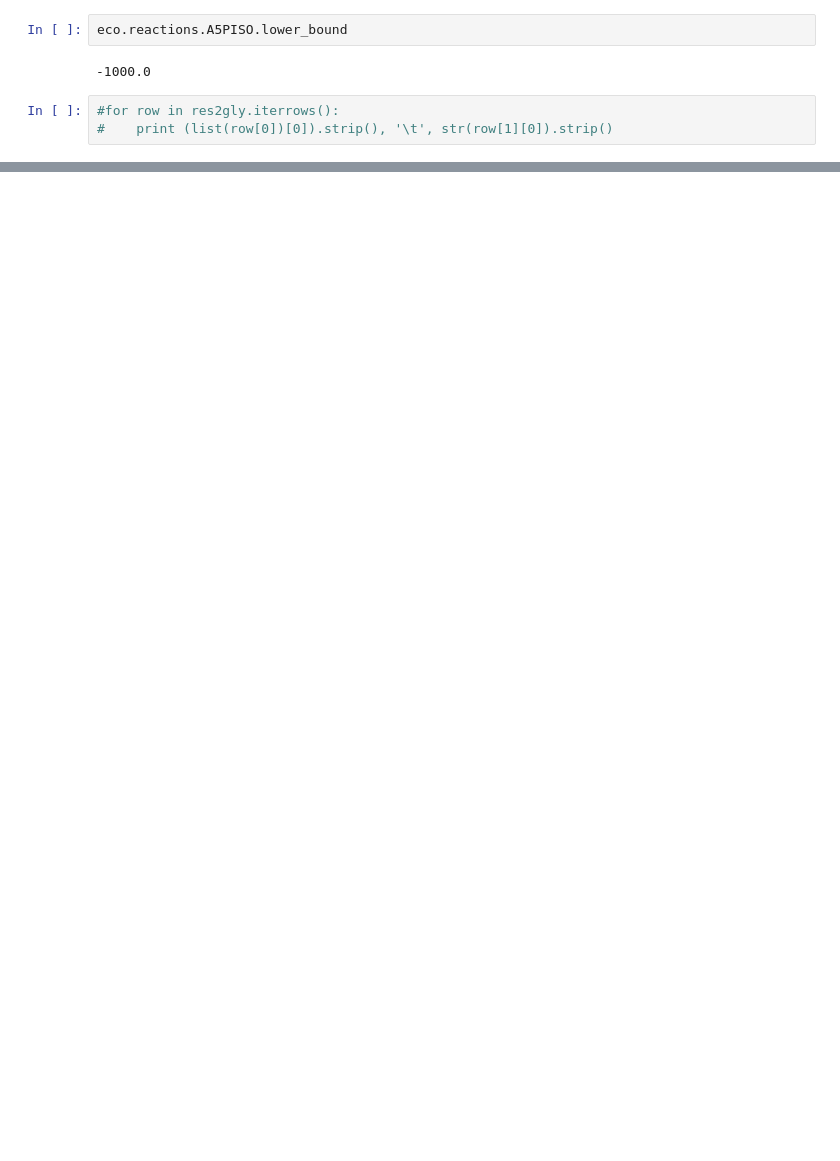
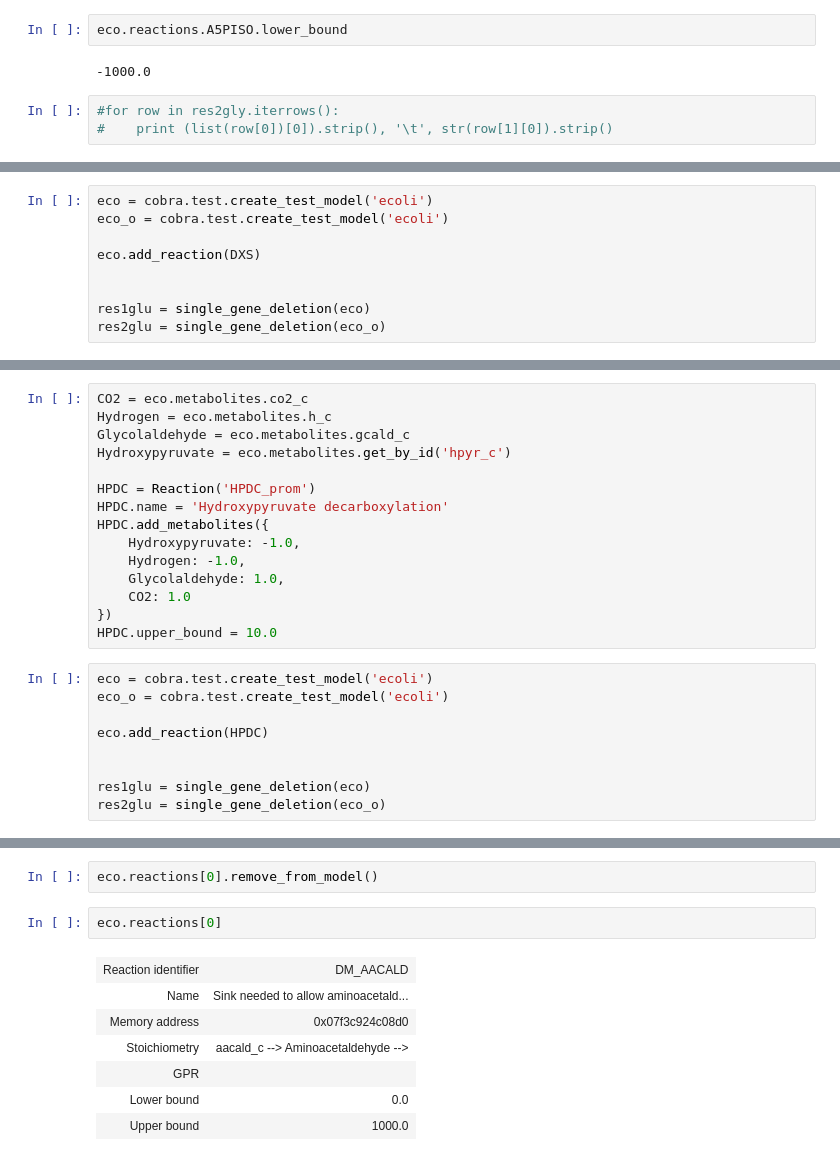
Before and after one commit to netza2/Tesis, a Jupyter notebook: Reacciones cobra.ipynb, the cells around one changed output, grey strips where cells are left out. Cells and saved outputs as stored; diff of their text form; blank space fills up the shorter version.

```diff
--- a/Reacciones cobra.ipynb
+++ b/Reacciones cobra.ipynb
@@ -1570,0 +1583,9 @@ eco.reactions.A5PISO.lower_bound
+# %%
+eco = cobra.test.create_test_model('ecoli')
+eco_o = cobra.test.create_test_model('ecoli')
+
+eco.add_reaction(DXS)
+
+
+res1glu = single_gene_deletion(eco)
+res2glu = single_gene_deletion(eco_o)
@@ -1570,0 +1601,24 @@ eco.reactions.A5PISO.lower_bound
+# %%
+CO2 = eco.metabolites.co2_c
+Hydrogen = eco.metabolites.h_c
+Glycolaldehyde = eco.metabolites.gcald_c
+Hydroxypyruvate = eco.metabolites.get_by_id('hpyr_c')
+
+HPDC = Reaction('HPDC_prom')
+HPDC.name = 'Hydroxypyruvate decarboxylation'
+HPDC.add_metabolites({
+    Hydroxypyruvate: -1.0,
+    Hydrogen: -1.0,
+    Glycolaldehyde: 1.0,
+    CO2: 1.0
+})
+HPDC.upper_bound = 10.0
+# %%
+eco = cobra.test.create_test_model('ecoli')
+eco_o = cobra.test.create_test_model('ecoli')
+
+eco.add_reaction(HPDC)
+
+
+res1glu = single_gene_deletion(eco)
+res2glu = single_gene_deletion(eco_o)
@@ -1570,0 +1634,12 @@ eco.reactions.A5PISO.lower_bound
+# %%
+eco.reactions[0].remove_from_model()
+# %%
+eco.reactions[0]
+# %% [output]
+| Reaction identifier | DM_AACALD |
+| Name | Sink needed to allow aminoacetald... |
+| Memory address | 0x07f3c924c08d0 |
+| Stoichiometry | aacald_c --> Aminoacetaldehyde --> |
+| GPR |  |
+| Lower bound | 0.0 |
+| Upper bound | 1000.0 |
```
Also changed, not shown: parts of 6 cells of this notebook.
